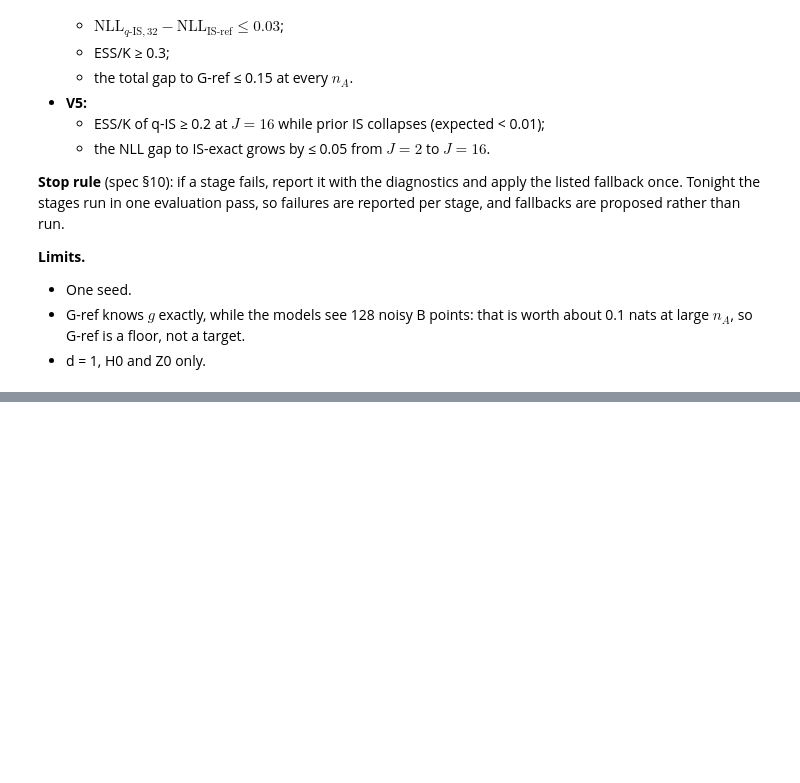
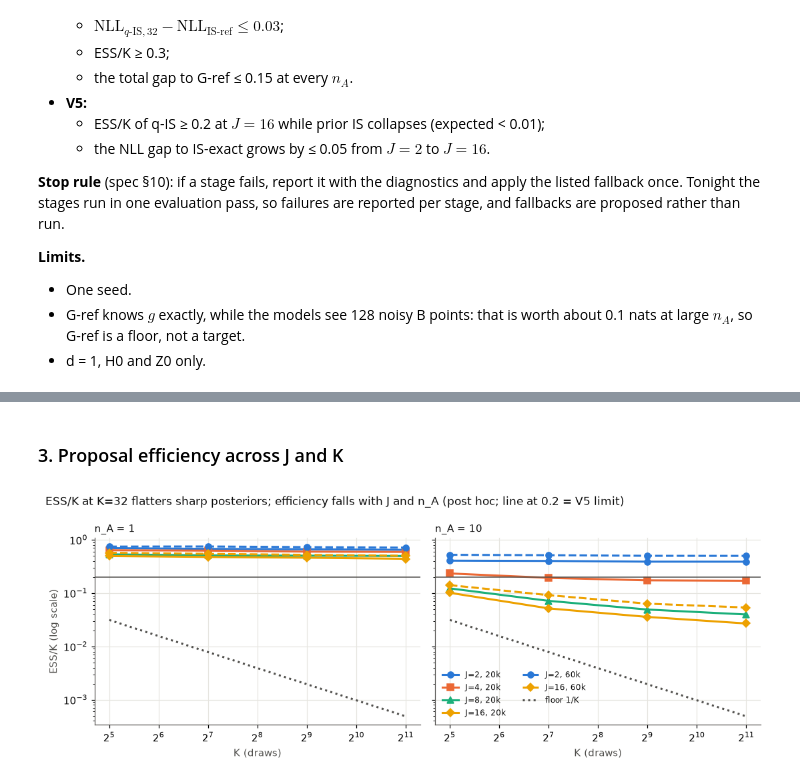
Before and after one commit to timruhkopf/meta-pfn, a Jupyter notebook: notebooks/10_2026-11-02_air.ipynb, the cells around one changed output, grey strips where cells are left out. Saved outputs shown, nothing was run; the diff lists cells and outputs as text; code cells hidden in the pictures; blank space fills up the shorter version.

```diff
--- a/notebooks/10_2026-11-02_air.ipynb
+++ b/notebooks/10_2026-11-02_air.ipynb
@@ -96,0 +404,11 @@ The GO / NO-GO criterion from the description, evaluated, in one line. Record it
+# %%
+tt = {}
+for J, d, lab in [(2, pf6, "J=2, 60k"), (16, pf6, "J=16, 60k"), (4, pf, "J=4, 20k"), (8, pf, "J=8, 20k")]:
+    ref = mean(pf, "nll_grid") if J == 2 else (nll6 if J == 16 else nll).query("J == @J and method == 'isexact'").groupby("n_a").nll.mean()
+    for K in (32, 128, 512, 2048):
+        tt[(lab, K)] = (mean(d, f"nll_qis{K}", J) - ref).dropna()
+gapk = pd.DataFrame(tt).T.round(3)
+gapk.index.names = ["run", "K"]
+display(gapk)
+print("Reference: G-ref at J=2 (a dense-B floor); IS-exact otherwise. IS-exact median ESS (J=16, 60k):",
+      med(diag6, "ess_isexact", 16).round(0).to_dict())
@@ -96,0 +435,24 @@ The GO / NO-GO criterion from the description, evaluated, in one line. Record it
+# %% [markdown]
+### 3. Proposal efficiency across J and K
+# %%
+fig, axs = plt.subplots(1, 2, figsize=(10, 3.8), sharey=True)
+for ax, n in zip(axs, [1, 10]):
+    for J, c, k in [(2, C[0], "o"), (4, C[1], "s"), (8, C[2], "^"), (16, C[3], "D")]:
+        s = pd.Series({K: mean(pf, f"ess_qis{K}", J)[n] for K in (32, 128, 512, 2048)})
+        ax.plot(s.index, s.values, color=c, marker=k, label=f"J={J}, 20k")
+    for J, c, k in [(2, C[0], "o"), (16, C[3], "D")]:
+        s = pd.Series({K: mean(pf6, f"ess_qis{K}", J)[n] for K in (32, 128, 512, 2048)})
+        ax.plot(s.index, s.values, color=c, marker=k, ls="--", label=f"J={J}, 60k")
+    ks = np.array([32, 128, 512, 2048])
+    ax.plot(ks, 1 / ks, color=MUTED, ls=":", label="floor 1/K")
+    ax.axhline(.2, color=MUTED, lw=1)
+    ax.set_xscale("log", base=2); ax.set_yscale("log")
+    ax.set_title(f"n_A = {n}", loc="left", fontsize=10)
+    ax.set_xlabel("K (draws)")
+axs[0].set_ylabel("ESS/K (log scale)")
+axs[1].legend(fontsize=8, ncol=2)
+fig.suptitle("ESS/K at K=32 flatters sharp posteriors; efficiency falls with J and n_A (post hoc; line at 0.2 = V5 limit)", x=.01, ha="left", fontsize=11)
+fig.tight_layout()
+plt.show()
+# %% [output]
+[figure, added]
```
Also changed, not shown: parts of 21 cells of this notebook, 57 other files.
